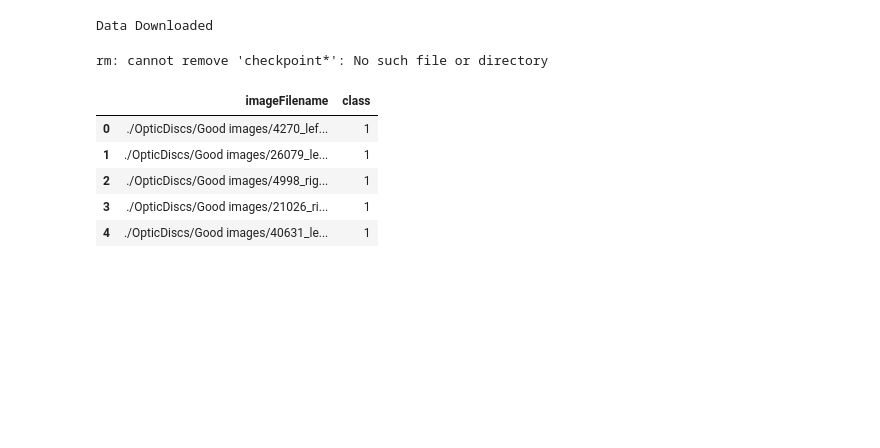
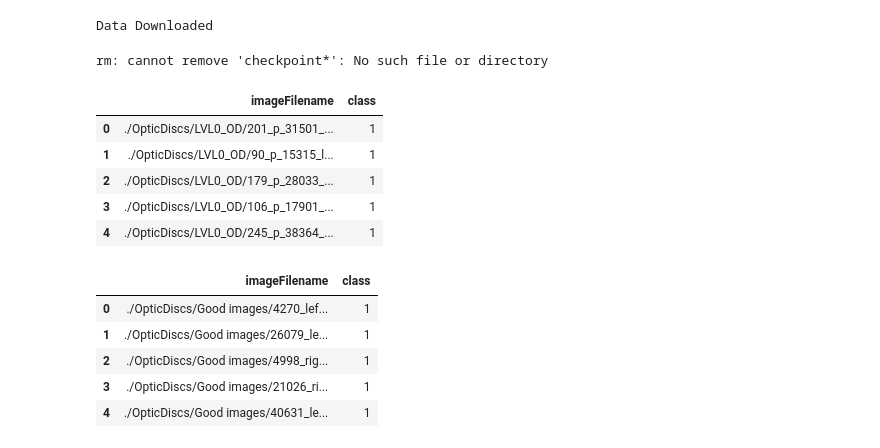
Before and after one commit to Vengadore/Notebooks, a Jupyter notebook: Training_optic_Discs_in_Resnet.ipynb, the cells around one changed output. Cells and saved outputs as stored; diff of their text form; code cells hidden in the pictures; blank space fills up the shorter version.

```diff
--- a/Training_optic_Discs_in_Resnet.ipynb
+++ b/Training_optic_Discs_in_Resnet.ipynb
@@ -52,6 +57,26 @@ Data Downloaded
 !rm checkpoint*
 # %% [output]
 rm: cannot remove 'checkpoint*': No such file or directory
+# %%
+import pandas as pd
+import os
+
+Bad =  pd.DataFrame({"imageFilename":[os.path.join("./OpticDiscs/LVL4_OD",File) for File in os.listdir("./OpticDiscs/LVL4_OD") if ".jpeg" in File]})
+Good = pd.DataFrame({"imageFilename":[os.path.join("./OpticDiscs/LVL0_OD",File) for File in os.listdir("./OpticDiscs/LVL0_OD") if ".jpeg" in File]}).sample(len(Bad),random_state = 42)
+
+data = pd.concat((Good,Bad),axis = 0)
+data.head()
+data['class'] = data['imageFilename'].apply(lambda x : 1 if "LVL0" in x else 0)
+data = data.reset_index()
+data = data[['imageFilename','class']]
+data.head()
+# %% [output]
+|  | imageFilename | class |
+| 0 | ./OpticDiscs/LVL0_OD/201_p_31501_... | 1 |
+| 1 | ./OpticDiscs/LVL0_OD/90_p_15315_l... | 1 |
+| 2 | ./OpticDiscs/LVL0_OD/179_p_28033_... | 1 |
+| 3 | ./OpticDiscs/LVL0_OD/106_p_17901_... | 1 |
+| 4 | ./OpticDiscs/LVL0_OD/245_p_38364_... | 1 |
 # %%
 import pandas as pd
 import os
```
Also changed, not shown: parts of 10 cells of this notebook.
